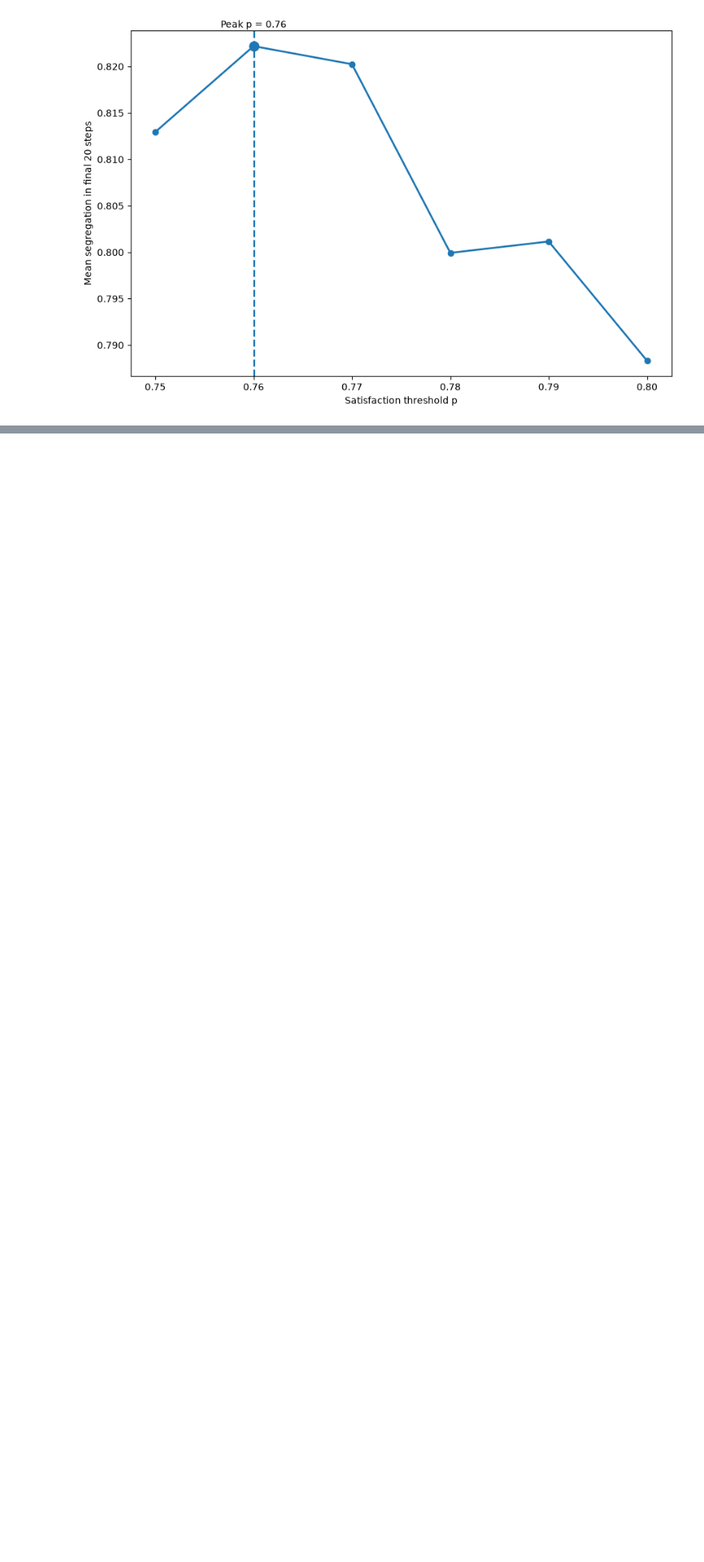
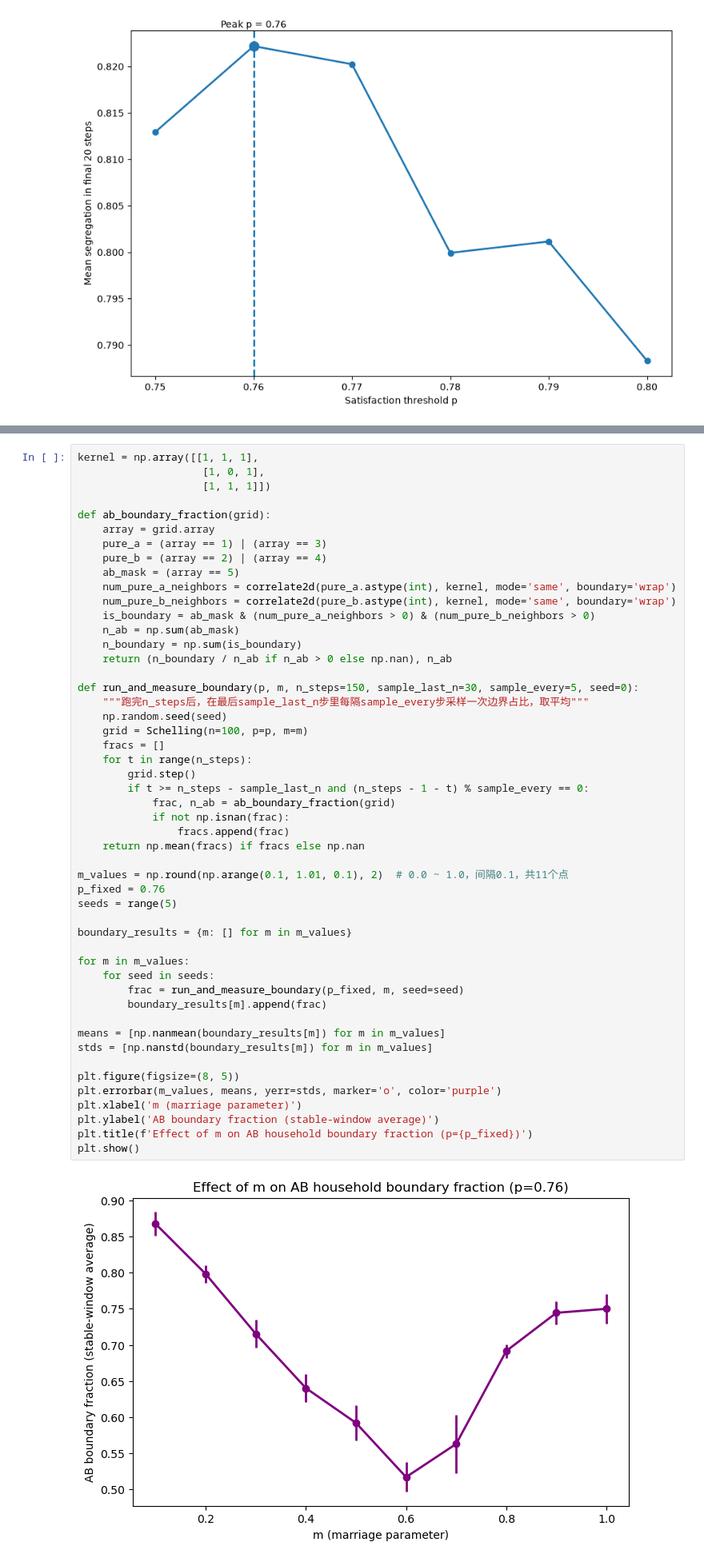
Before and after one commit to DONG-BO-Eric/CITS4403-Project, a Jupyter notebook: code/project.ipynb, the cells around one changed output, grey strips where cells are left out. Shown at 80% size. Drawn from its saved outputs; the diff is of its cells as text; blank space fills up the shorter version.

```diff
--- a/code/project.ipynb
+++ b/code/project.ipynb
@@ -784,0 +932,52 @@ Maximum segregation = 0.8221945208440674
+# %%
+kernel = np.array([[1, 1, 1],
+                    [1, 0, 1],
+                    [1, 1, 1]])
+
+def ab_boundary_fraction(grid):
+    array = grid.array
+    pure_a = (array == 1) | (array == 3)
+    pure_b = (array == 2) | (array == 4)
+    ab_mask = (array == 5)
+    num_pure_a_neighbors = correlate2d(pure_a.astype(int), kernel, mode='same', boundary='wrap')
+    num_pure_b_neighbors = correlate2d(pure_b.astype(int), kernel, mode='same', boundary='wrap')
+    is_boundary = ab_mask & (num_pure_a_neighbors > 0) & (num_pure_b_neighbors > 0)
+    n_ab = np.sum(ab_mask)
+    n_boundary = np.sum(is_boundary)
+    return (n_boundary / n_ab if n_ab > 0 else np.nan), n_ab
+
+def run_and_measure_boundary(p, m, n_steps=150, sample_last_n=30, sample_every=5, seed=0):
+    """跑完n_steps后，在最后sample_last_n步里每隔sample_every步采样一次边界占比，取平均"""
+    np.random.seed(seed)
+    grid = Schelling(n=100, p=p, m=m)
+    fracs = []
+    for t in range(n_steps):
+        grid.step()
+        if t >= n_steps - sample_last_n and (n_steps - 1 - t) % sample_every == 0:
+            frac, n_ab = ab_boundary_fraction(grid)
+            if not np.isnan(frac):
+                fracs.append(frac)
+    return np.mean(fracs) if fracs else np.nan
+
+m_values = np.round(np.arange(0.1, 1.01, 0.1), 2)  # 0.0 ~ 1.0，间隔0.1，共11个点
+p_fixed = 0.76
+seeds = range(5)
+
+boundary_results = {m: [] for m in m_values}
+
+for m in m_values:
+    for seed in seeds:
+        frac = run_and_measure_boundary(p_fixed, m, seed=seed)
+        boundary_results[m].append(frac)
+
+means = [np.nanmean(boundary_results[m]) for m in m_values]
+stds = [np.nanstd(boundary_results[m]) for m in m_values]
+
+plt.figure(figsize=(8, 5))
+plt.errorbar(m_values, means, yerr=stds, marker='o', color='purple')
+plt.xlabel('m (marriage parameter)')
+plt.ylabel('AB boundary fraction (stable-window average)')
+plt.title(f'Effect of m on AB household boundary fraction (p={p_fixed})')
+plt.show()
+# %% [output]
+[figure, added]
```
Also changed, not shown: parts of 15 cells of this notebook.
